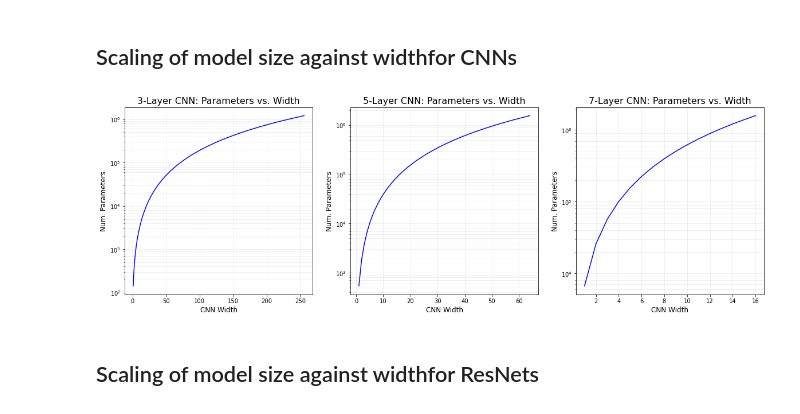
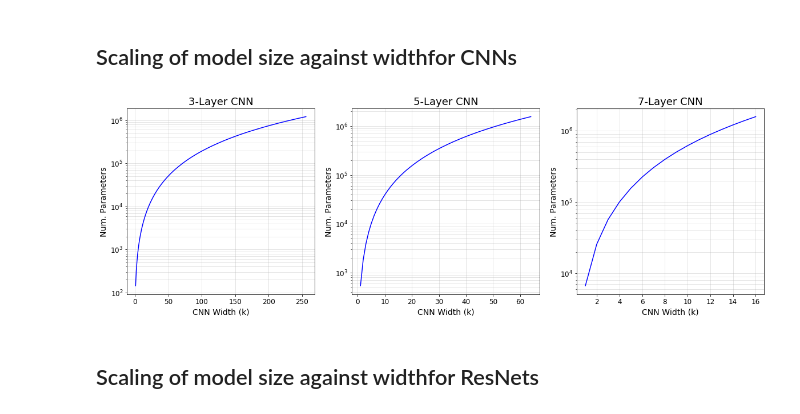
Before and after one commit to AlwaysSearching/Mathematics-of-Deep-Learning-Research-Project, a Jupyter notebook: Visualizations.ipynb, the cells around one changed output. Drawn from its saved outputs; the diff is of its cells as text; code cells hidden in the pictures.

```diff
--- a/Visualizations.ipynb
+++ b/Visualizations.ipynb
@@ -113,34 +133,39 @@ plt.show()
 # %%
 fig, axes = plt.subplots(nrows=1, ncols=3, figsize=(20, 6))
 
 d3 = axes[0]
 d5 = axes[1]
 d7 = axes[2]
 
 d3.plot(widths_3, depth_3_parameter_counts, c="blue")
 d3.set_yscale("log", base=10)
-d3.grid(which="both", alpha=0.25)
-d3.set_title("3-Layer CNN: Parameters vs. Width", fontsize=16)
-d3.set_ylabel("Num. Parameters", fontsize=12)
-d3.set_xlabel("CNN Width", fontsize=12)
+d3.grid(which="both", alpha=0.4)
+d3.set_title("3-Layer CNN", fontsize=18)
+d3.set_ylabel("Num. Parameters", fontsize=14)
+d3.set_xlabel("CNN Width (k)", fontsize=14)
+d3.tick_params(axis='both', which='major', labelsize=12)
 
 d5.plot(widths_5, depth_5_parameter_counts, c="blue")
 d5.set_yscale("log", base=10)
-d5.grid(which="both", alpha=0.25)
-d5.set_title("5-Layer CNN: Parameters vs. Width", fontsize=16)
-d5.set_ylabel("Num. Parameters", fontsize=12)
-d5.set_xlabel("CNN Width", fontsize=12)
+d5.grid(which="both", alpha=0.4)
+d5.set_title("5-Layer CNN", fontsize=18)
+d5.set_ylabel("Num. Parameters", fontsize=14)
+d5.set_xlabel("CNN Width (k)", fontsize=14)
+d5.tick_params(axis='both', which='major', labelsize=12)
 
 d7.plot(widths_7, depth_7_parameter_counts, c="blue")
 d7.set_yscale("log", base=10)
-d7.grid(which="both", alpha=0.25)
-d7.set_title("7-Layer CNN: Parameters vs. Width", fontsize=16)
-d7.set_ylabel("Num. Parameters", fontsize=12)
-d7.set_xlabel("CNN Width", fontsize=12)
+d7.grid(which="both", alpha=0.4)
+d7.set_title("7-Layer CNN", fontsize=18)
+d7.set_ylabel("Num. Parameters", fontsize=14)
+d7.set_xlabel("CNN Width (k)", fontsize=14)
+d7.tick_params(axis='both', which='major', labelsize=12)
 
 plt.show()
+
+fig.savefig('parameter_scales_vs_depth.png', dpi=250)
 # %% [output]
-[figure, old version]
+[figure, new version]
 # %% [markdown]
 ## Scaling of model size against widthfor ResNets
 # %%
```
Also changed, not shown: parts of 17 cells of this notebook, 2 other files.
